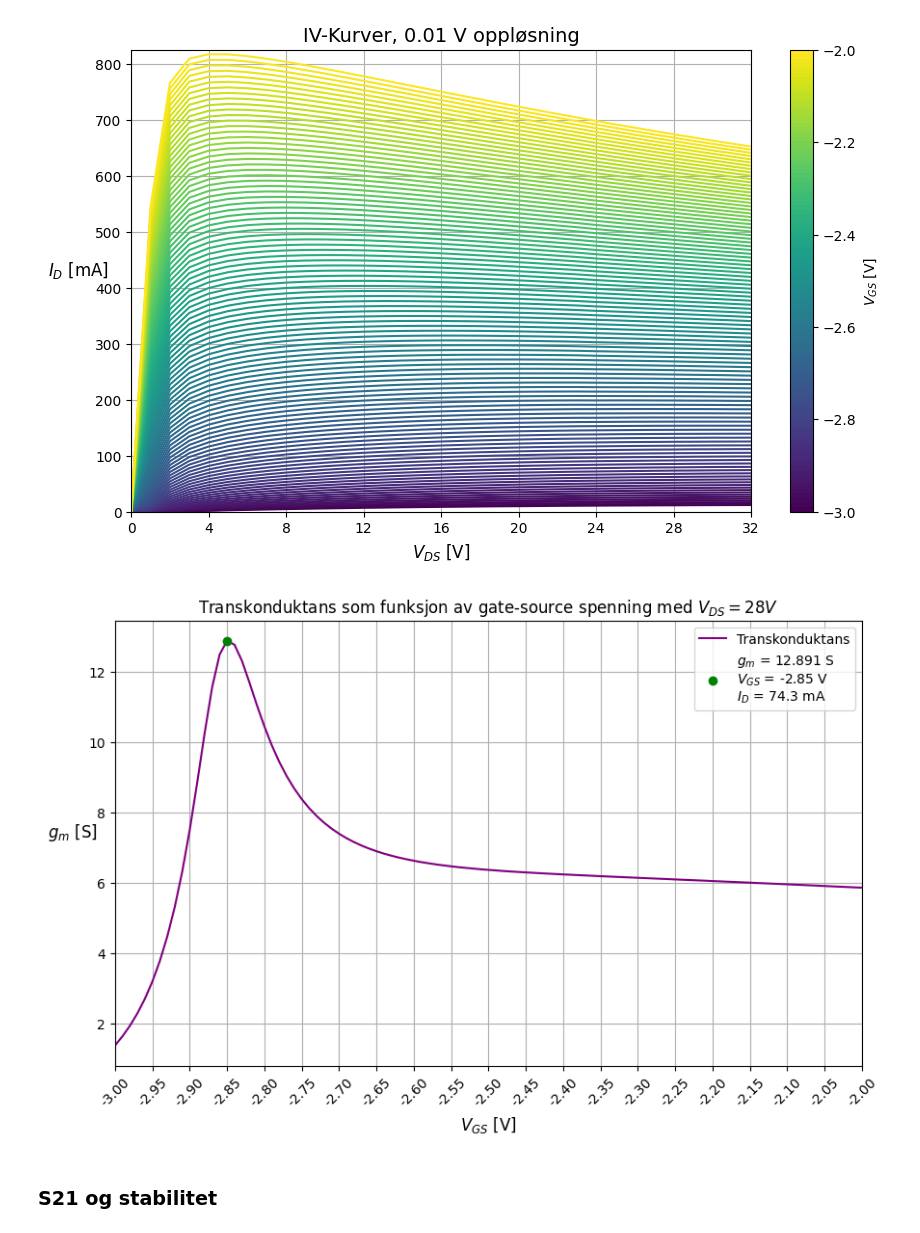
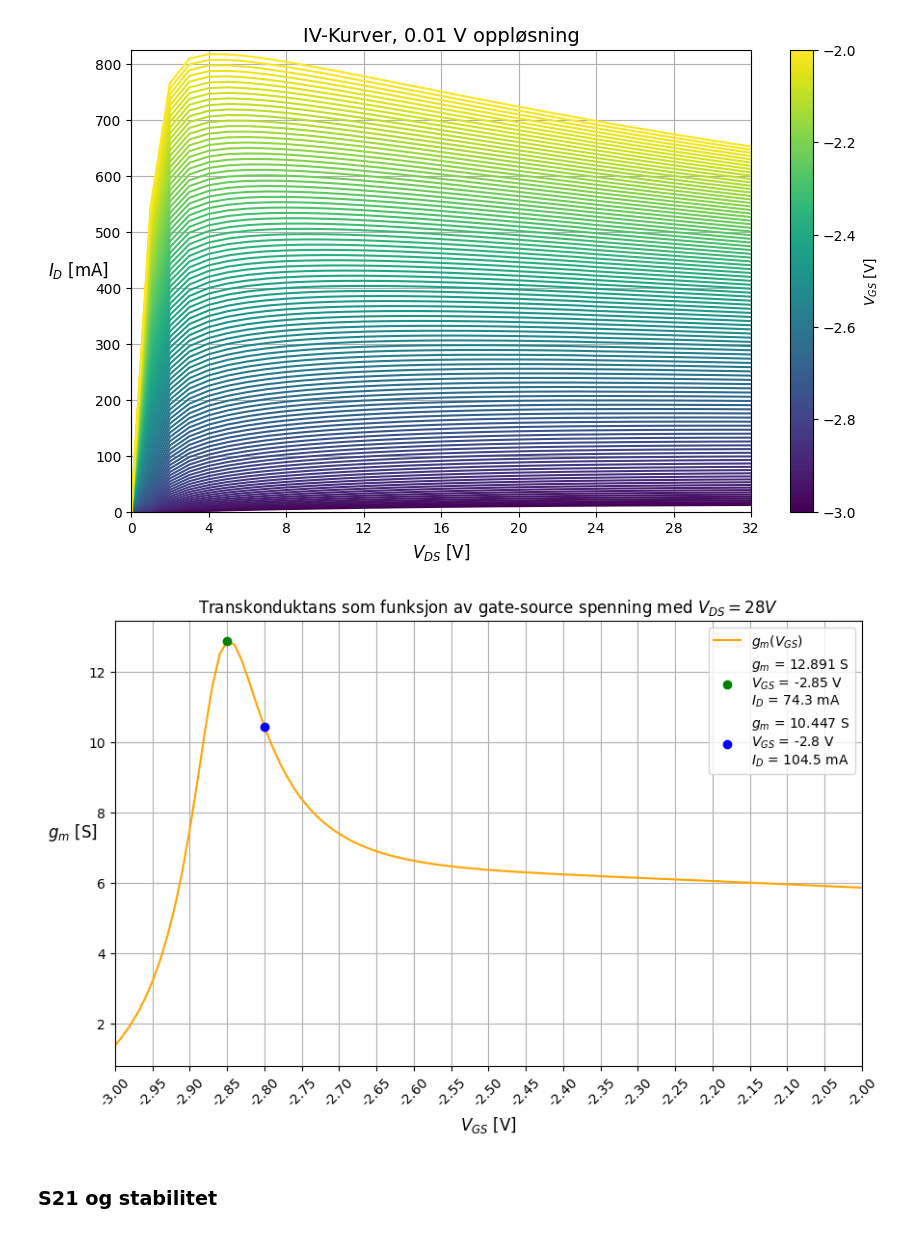
Before and after one commit to SkaugJr/TTT4201-Radiosystemdesign, a Jupyter notebook: Databehandling/Visualisering.ipynb, the cells around one changed output. Cells and saved outputs as stored; diff of their text form; code cells hidden in the pictures.

```diff
--- a/Databehandling/Visualisering.ipynb
+++ b/Databehandling/Visualisering.ipynb
@@ -79,26 +106,37 @@ plt.show()
 # %%
 # Load transkonduktans data
 Transkonduktans = np.loadtxt('Data/Simulering/Transkonduktans28V.csv', delimiter=',', skiprows=11)
 Transkondutans = pd.DataFrame(Transkonduktans, columns=['VGS', 'Gm'])
 
 max_gm_idx = Transkondutans['Gm'].idxmax()
 max_gm = Transkondutans.loc[max_gm_idx]
 max_ID = IV_kurve[IV_kurve['VGS'] == max_gm['VGS']]['ID'].max()
 
+max_gm_idx = Transkondutans['Gm'].idxmax()
+max_gm = Transkondutans.loc[max_gm_idx]
+max_ID = IV_kurve[IV_kurve['VGS'] == max_gm['VGS']]['ID'].max()
+
+gm_2_8 = Transkondutans[Transkondutans['VGS'] == -2.8]['Gm'].values[0]
+id_2_8 = IV_kurve[(IV_kurve['VGS'] == -2.8) & (IV_kurve['VDS'] == 28)]['ID'].values[0]
+
 plt.figure(figsize=(10, 6))
-plt.plot(Transkondutans['VGS'], Transkondutans['Gm'], color='purple', label='Transkonduktans')
+
+plt.plot(Transkondutans['VGS'], Transkondutans['Gm'], color='orange', label=f'$g_m(V_{{GS}})$')
+
 plt.scatter(max_gm['VGS'], max_gm['Gm'], marker='o' , color='g', label=f'$g_m$ = {max_gm["Gm"]:.3f} S\n$V_{{GS}}$ = {max_gm["VGS"]:.2f} V \n$I_D$ = {max_ID:.1f} mA', zorder=5)
+plt.scatter(-2.8, gm_2_8, marker='o', color='b', label=f'$g_m$ = {gm_2_8:.3f} S\n$V_{{GS}}$ = -2.8 V \n$I_D$ = {id_2_8:.1f} mA', zorder=5)
+
 plt.xlabel('$V_{GS}$ [V]', fontsize=12)
 plt.ylabel('$g_m$ [S]', fontsize=12, labelpad=12, rotation=0)
 plt.title('Transkonduktans som funksjon av gate-source spenning med $V_{DS} = 28 V$')
 plt.grid(True)
 plt.xticks(np.arange(-3, -2+0.01, 0.05), rotation=45)
 plt.gca().xaxis.set_major_formatter(FormatStrFormatter('%.2f'))
 plt.legend()
 plt.xlim(-3, -2)
 plt.show()
 # %% [output]
-[figure, old version]
+[figure, new version]
 # %% [markdown]
 ### S21 og stabilitet
 # %%
```
Also changed, not shown: parts of 1 cell of this notebook, 29 other files.
